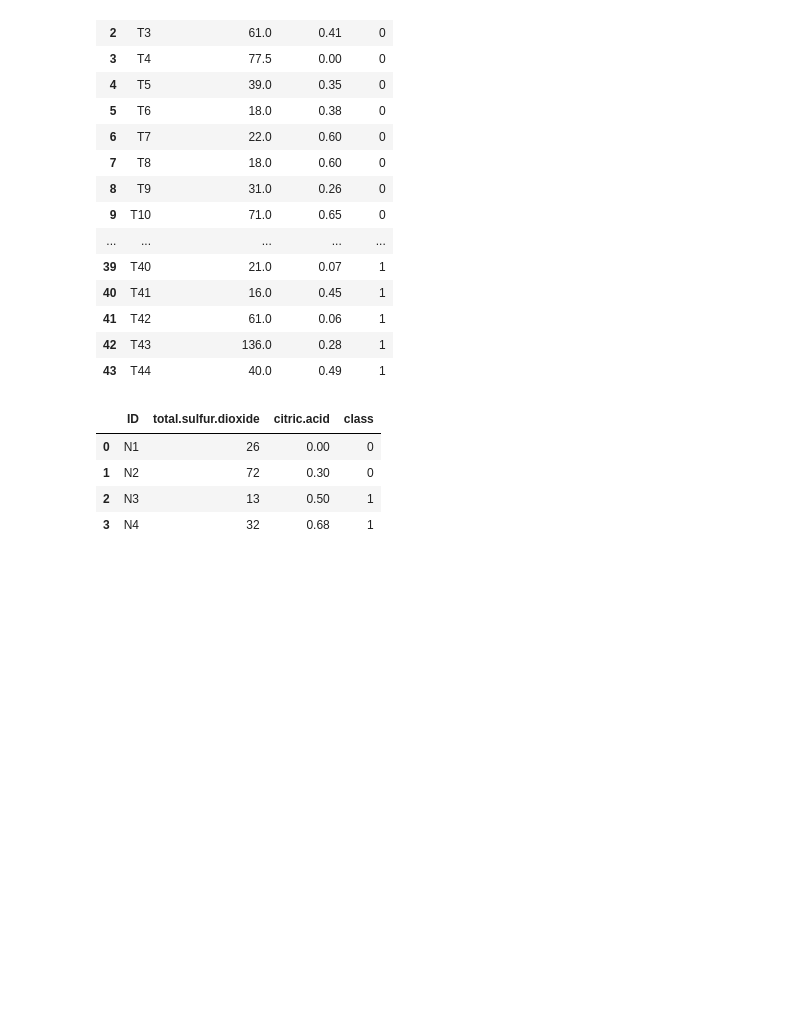
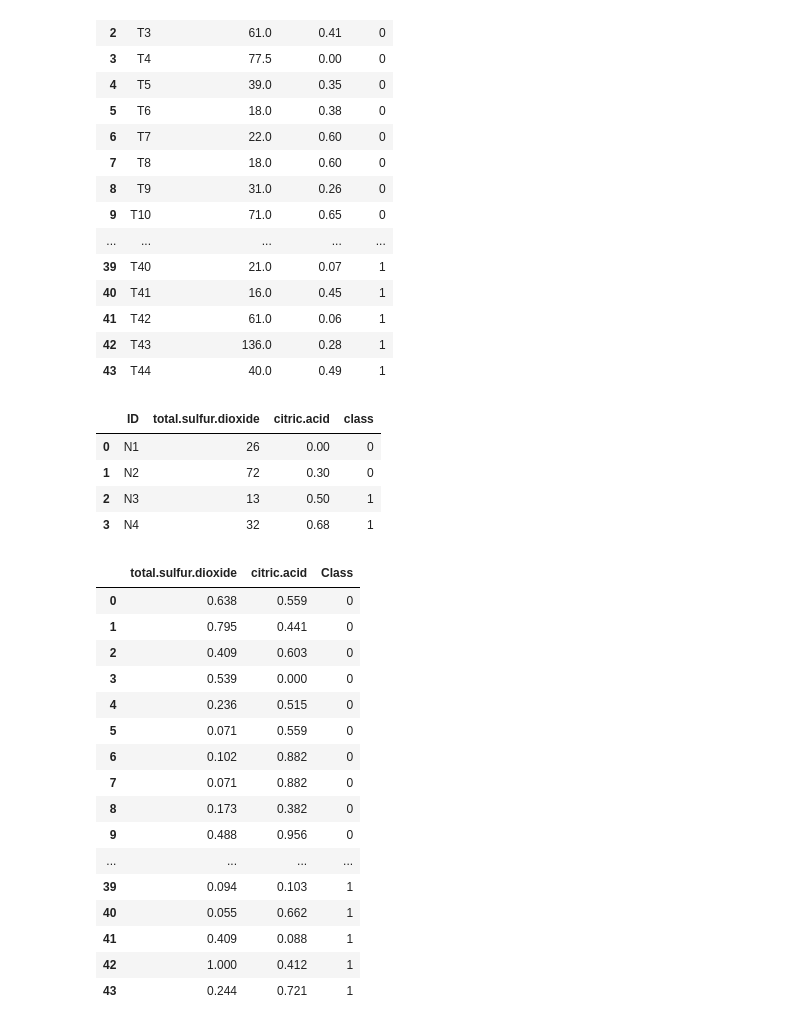
Before and after one commit to kaline/CMP263---2022-1---KNN, a Jupyter notebook: test.ipynb, the cells around one changed output. Cells and saved outputs as stored; diff of their text form; code cells hidden in the pictures; blank space fills up the shorter version.

Commit message:
remove column 'ID'

```diff
--- a/test.ipynb
+++ b/test.ipynb
@@ -92,3 +96,24 @@ TestingData_2F_Original
 | 1 | N2 | 72 | 0.30 | 0 |
 | 2 | N3 | 13 | 0.50 | 1 |
 | 3 | N4 | 32 | 0.68 | 1 |
+# %%
+TrainingData_2F_Norm = TrainingData_2F_Norm.drop(columns=['ID'])
+TrainingData_2F_Norm
+# %% [output]
+|  | total.sulfur.dioxide | citric.acid | Class |
+| 0 | 0.638 | 0.559 | 0 |
+| 1 | 0.795 | 0.441 | 0 |
+| 2 | 0.409 | 0.603 | 0 |
+| 3 | 0.539 | 0.000 | 0 |
+| 4 | 0.236 | 0.515 | 0 |
+| 5 | 0.071 | 0.559 | 0 |
+| 6 | 0.102 | 0.882 | 0 |
+| 7 | 0.071 | 0.882 | 0 |
+| 8 | 0.173 | 0.382 | 0 |
+| 9 | 0.488 | 0.956 | 0 |
+| ... | ... | ... | ... |
+| 39 | 0.094 | 0.103 | 1 |
+| 40 | 0.055 | 0.662 | 1 |
+| 41 | 0.409 | 0.088 | 1 |
+| 42 | 1.000 | 0.412 | 1 |
+| 43 | 0.244 | 0.721 | 1 |
```
Also changed, not shown: parts of 1 cell of this notebook.
